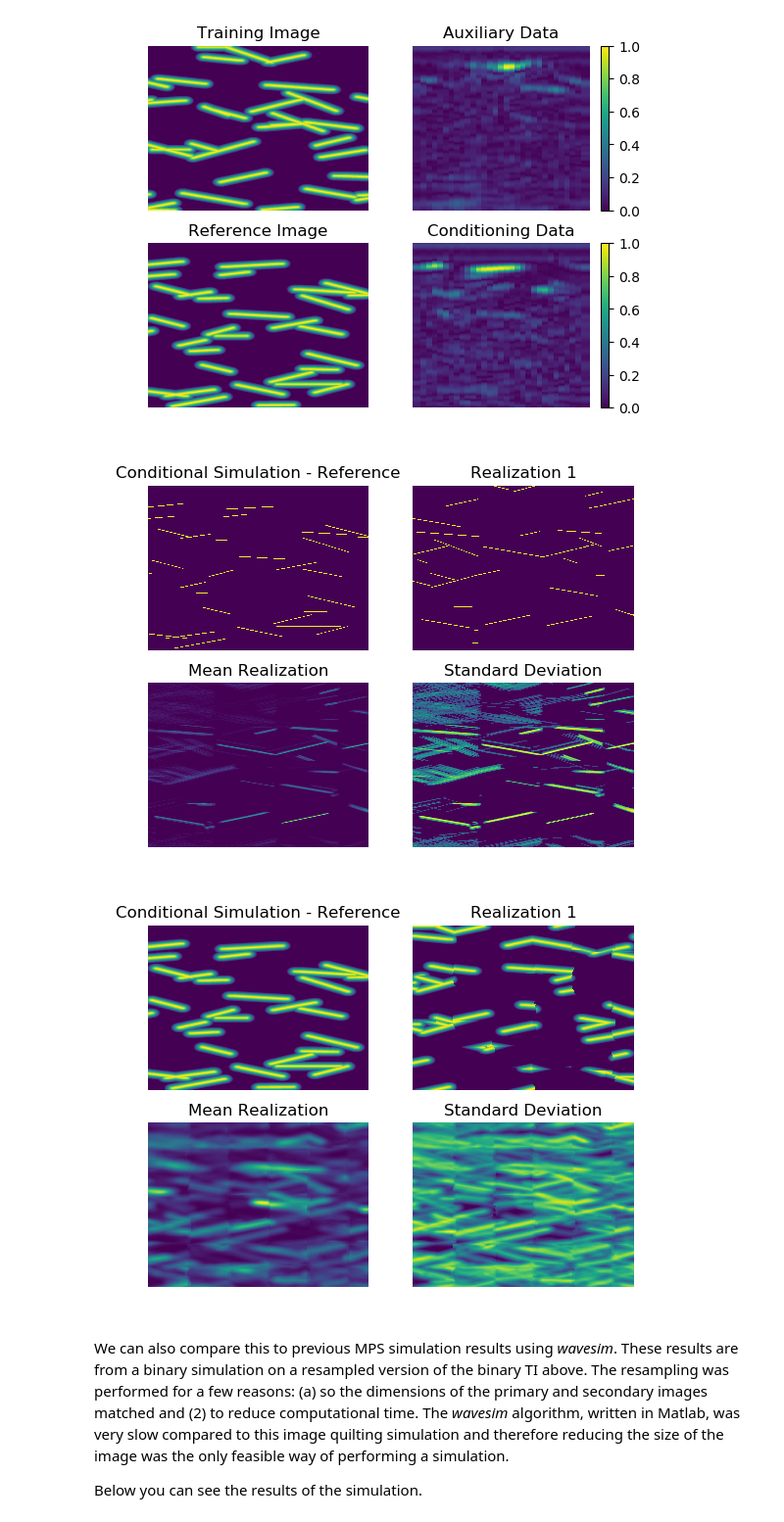
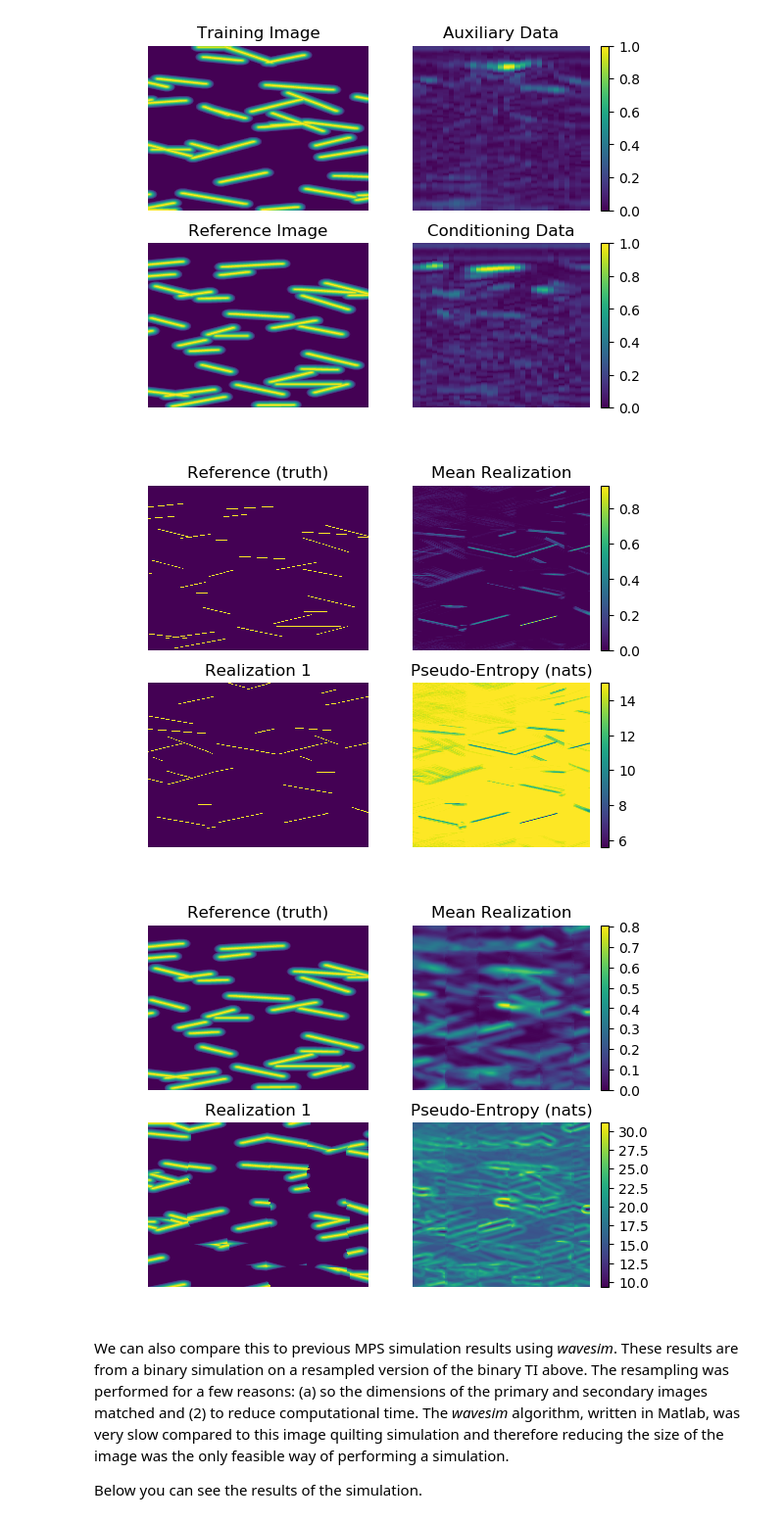
Before and after one commit to ammilten/ImageQuiltingFractures, a Jupyter notebook: IQFrac_noSims.ipynb, the cells around one changed output. Shown at 98% size. Saved outputs shown, nothing was run; the diff lists cells and outputs as text; code cells hidden in the pictures.

```diff
--- a/IQFrac_noSims.ipynb
+++ b/IQFrac_noSims.ipynb
@@ -251,50 +253,54 @@ t_prox_cond=[160 160 1]
 prox_cond=load("Simulations/prox_cond_sim.jld")["sim"]["Realizations"]
 
 #Compute mean & stdev of realizations
-binary_cond_mean, binary_cond_stdev=realizationStats(binary_cond)
-prox_cond_mean, prox_cond_stdev=realizationStats(prox_cond);
+binary_cond_mean, binary_cond_stdev, binary_cond_entropy=realizationStats(binary_cond)
+prox_cond_mean, prox_cond_stdev, prox_cond_entropy=realizationStats(prox_cond);
 # %%
 #Summarize binary conditional simulation
 subplot(2,2,1)
 plotImage(R_prim)
 axis("off")
-title("Conditional Simulation - Reference")
-subplot(2,2,2)
+title("Reference (truth)")
+subplot(2,2,3)
 plotImage(binary_cond[1][:,:,1])
 axis("off")
 title("Realization 1")
-subplot(2,2,3)
+subplot(2,2,2)
 plotImage(binary_cond_mean)
 axis("off")
 title("Mean Realization")
+colorbar()
 subplot(2,2,4)
-plotImage(binary_cond_stdev)
+plotImage(binary_cond_entropy)
 axis("off")
-title("Standard Deviation")
+title("Pseudo-Entropy (nats)")
+colorbar()
 ;
 # %% [output]
-[figure, old version]
+[figure, new version]
 # %%
 #Summarize proximity conditional simulation
 subplot(2,2,1)
 plotImage(R_prox)
 axis("off")
-title("Conditional Simulation - Reference")
-subplot(2,2,2)
+title("Reference (truth)")
+subplot(2,2,3)
 plotImage(prox_cond[1][:,:,1])
 axis("off")
 title("Realization 1")
-subplot(2,2,3)
+subplot(2,2,2)
 plotImage(prox_cond_mean)
 axis("off")
 title("Mean Realization")
+colorbar()
 subplot(2,2,4)
-plotImage(prox_cond_stdev)
+plotImage(prox_cond_entropy)
 axis("off")
-title("Standard Deviation")
+title("Pseudo-Entropy (nats)")
+colorbar()
 ;
 # %% [output]
-[figure, old version]
+[figure, new version]
 # %% [markdown]
 We can also compare this to previous MPS simulation results using *wavesim*. These results are from a binary simulation on a resampled version of the binary TI above. The resampling was performed for a few reasons: (a) so the dimensions of the primary and secondary images matched and (2) to reduce computational time. The *wavesim* algorithm, written in Matlab, was very slow compared to this image quilting simulation and therefore reducing the size of the image was the only feasible way of performing a simulation.
 
```
Also changed, not shown: parts of 8 cells of this notebook, 3 other files.
